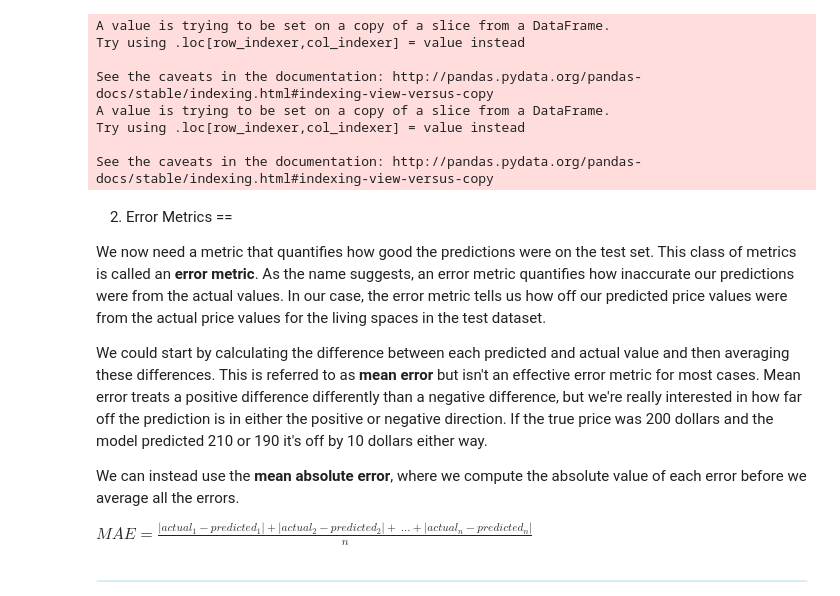
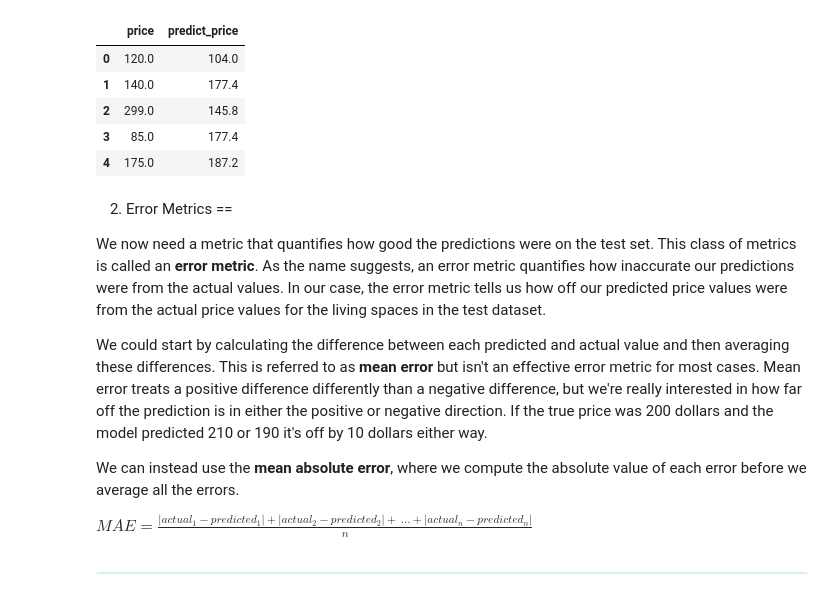
Before and after one commit to ycaroravel/ycaro_EEC2006, a Jupyter notebook: Lesson 13/Part II - Evaluating Model Performance.ipynb, the cells around one changed output. Cells and saved outputs as stored; diff of their text form; code cells hidden in the pictures.

```diff
--- a/Lesson 13/Part II - Evaluating Model Performance.ipynb
+++ b/Lesson 13/Part II - Evaluating Model Performance.ipynb
@@ -47,25 +47,27 @@ dc_listings['price'] = stripped_dollars.astype('float')
 # separte data into train and test (75%/25%)
 train_df = dc_listings.iloc[0:2792]
 test_df = dc_listings.iloc[2792:]
-
-def predict_price(new_listing):
-    temp_df = train_df
-    temp_df['distance'] = temp_df['accommodates'].apply(lambda x: np.abs(x - new_listing))
-    temp_df = temp_df.sort_values('distance')
-    nearest_neighbor_prices = temp_df.iloc[0:5]['price']
-    predicted_price = nearest_neighbor_prices.mean()
-    return(predicted_price)
-
-test_df['predict_price'] = test_df.accommodates.apply(lambda x: predict_price(x))
+train_df.reset_index(drop=True, inplace=True)
+test_df.reset_index(drop=True, inplace=True)
-# %% [output]
-A value is trying to be set on a copy of a slice from a DataFrame.
-Try using .loc[row_indexer,col_indexer] = value instead
-
-See the caveats in the documentation: http://pandas.pydata.org/pandas-docs/stable/indexing.html#indexing-view-versus-copy
-A value is trying to be set on a copy of a slice from a DataFrame.
-Try using .loc[row_indexer,col_indexer] = value instead
-
-See the caveats in the documentation: http://pandas.pydata.org/pandas-docs/stable/indexing.html#indexing-view-versus-copy
+# %%
+def predict_price(new_listing):
+    temp_df = train_df.copy()
+    temp_df['distance'] = temp_df.accommodates.apply(lambda x: np.abs(x - new_listing))
+    temp_df = temp_df.sort_values('distance')
+    nearest_neighbor_prices = temp_df.iloc[0:5]['price']
+    predicted_price = nearest_neighbor_prices.mean()
+    return(predicted_price)
+# %%
+test_df = test_df.assign(predict_price = test_df.accommodates.apply(predict_price))
+# %%
+test_df[['price','predict_price']].head()
+# %% [output]
+|  | price | predict_price |
+| 0 | 120.0 | 104.0 |
+| 1 | 140.0 | 177.4 |
+| 2 | 299.0 | 145.8 |
+| 3 | 85.0 | 177.4 |
+| 4 | 175.0 | 187.2 |
 # %% [markdown]
 2. Error Metrics
 ==
```
Also changed, not shown: parts of 1 cell of this notebook, 2 other files.
